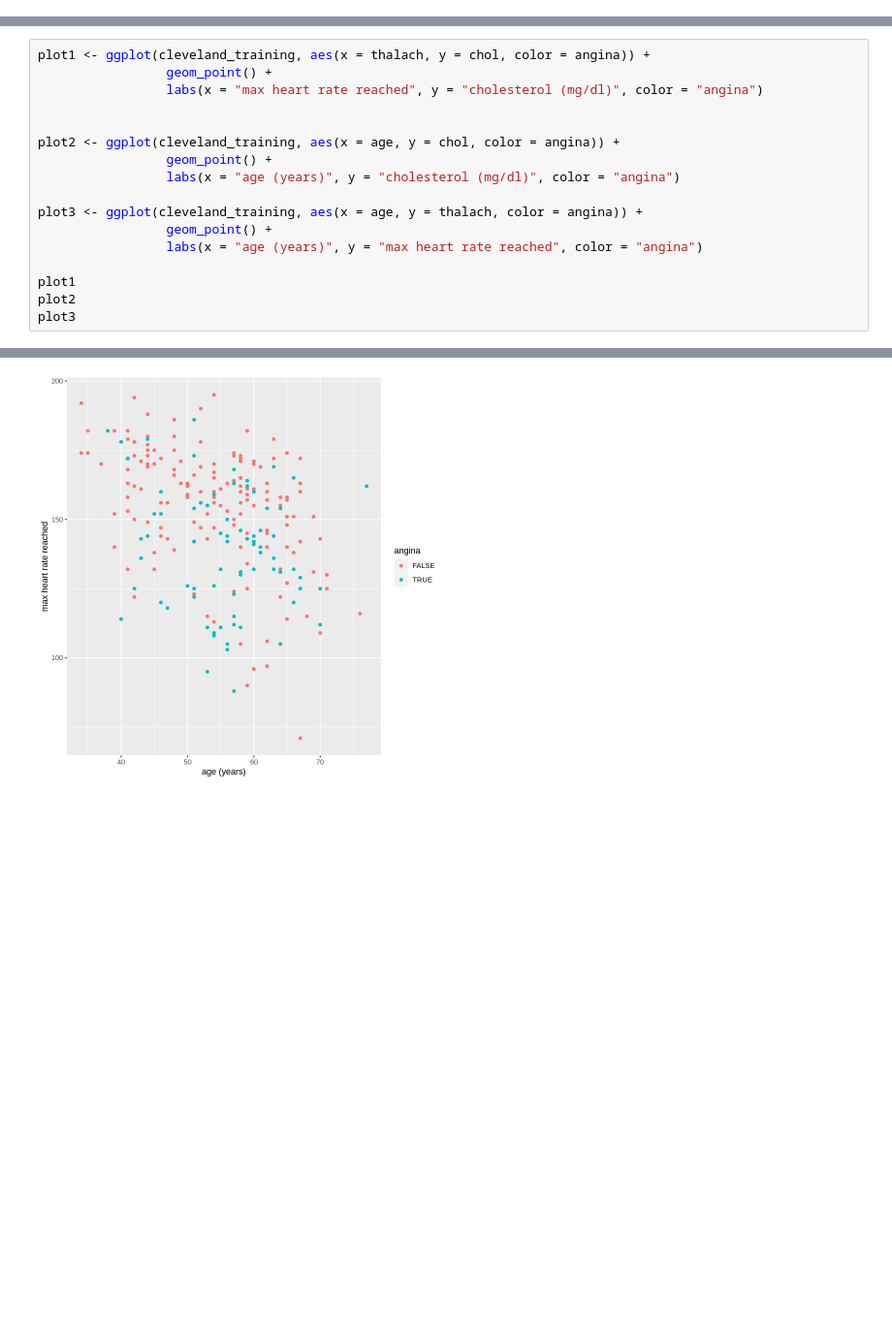
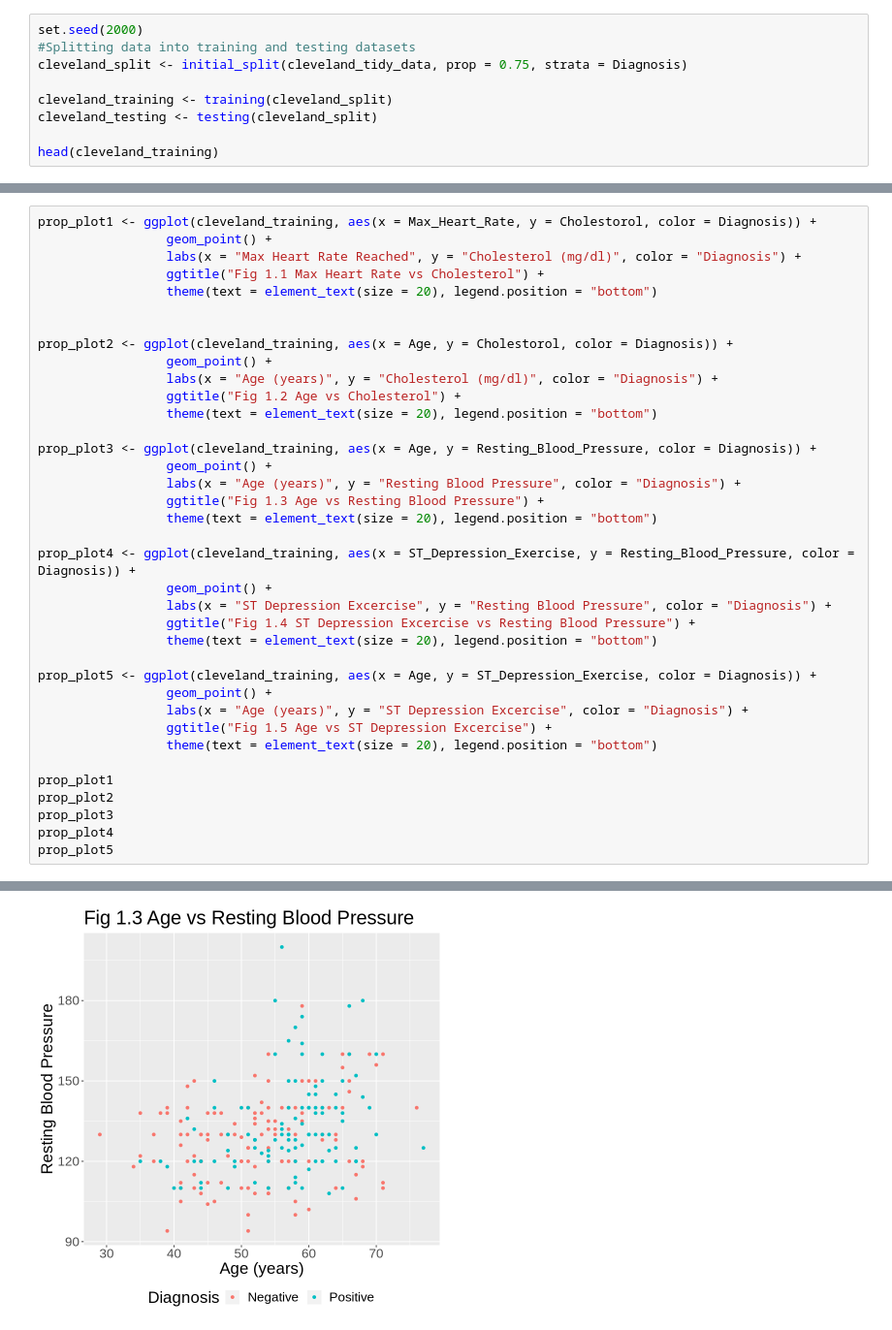
Before and after one commit to Vedkal19/Heart-Disease-Data, a Jupyter notebook: Heart Disease Data Project.ipynb, the cells around one changed output, grey strips where cells are left out. Shown: that part at 97% size. Drawn from its saved outputs; the diff is of its cells as text; blank space fills up the shorter version.

```diff
--- a/Heart Disease Data Project.ipynb
+++ b/Heart Disease Data Project.ipynb
@@ -74,0 +66,9 @@ A tibble: 6 × 15
+# %%
+set.seed(2000)
+#Splitting data into training and testing datasets
+cleveland_split <- initial_split(cleveland_tidy_data, prop = 0.75, strata = Diagnosis)
+
+cleveland_training <- training(cleveland_split)
+cleveland_testing <- testing(cleveland_split)
+
+head(cleveland_training)
@@ -75,18 +101,38 @@ A tibble: 6 × 15
 # %%
-plot1 <- ggplot(cleveland_training, aes(x = thalach, y = chol, color = angina)) +
+prop_plot1 <- ggplot(cleveland_training, aes(x = Max_Heart_Rate, y = Cholestorol, color = Diagnosis)) +
                  geom_point() +
-                 labs(x = "max heart rate reached", y = "cholesterol (mg/dl)", color = "angina")
+                 labs(x = "Max Heart Rate Reached", y = "Cholesterol (mg/dl)", color = "Diagnosis") +
+                 ggtitle("Fig 1.1 Max Heart Rate vs Cholesterol") +
+                 theme(text = element_text(size = 20), legend.position = "bottom")
 
 
-plot2 <- ggplot(cleveland_training, aes(x = age, y = chol, color = angina)) +
+prop_plot2 <- ggplot(cleveland_training, aes(x = Age, y = Cholestorol, color = Diagnosis)) +
                  geom_point() +
-                 labs(x = "age (years)", y = "cholesterol (mg/dl)", color = "angina")
+                 labs(x = "Age (years)", y = "Cholesterol (mg/dl)", color = "Diagnosis") +
+                 ggtitle("Fig 1.2 Age vs Cholesterol") +
+                 theme(text = element_text(size = 20), legend.position = "bottom")
 
-plot3 <- ggplot(cleveland_training, aes(x = age, y = thalach, color = angina)) +
+prop_plot3 <- ggplot(cleveland_training, aes(x = Age, y = Resting_Blood_Pressure, color = Diagnosis)) +
                  geom_point() +
-                 labs(x = "age (years)", y = "max heart rate reached", color = "angina")
+                 labs(x = "Age (years)", y = "Resting Blood Pressure", color = "Diagnosis") +
+                 ggtitle("Fig 1.3 Age vs Resting Blood Pressure") +
+                 theme(text = element_text(size = 20), legend.position = "bottom")
 
-plot1
-plot2
-plot3
+prop_plot4 <- ggplot(cleveland_training, aes(x = ST_Depression_Exercise, y = Resting_Blood_Pressure, color = Diagnosis)) +
+                 geom_point() +
+                 labs(x = "ST Depression Excercise", y = "Resting Blood Pressure", color = "Diagnosis") +
+                 ggtitle("Fig 1.4 ST Depression Excercise vs Resting Blood Pressure") +
+                 theme(text = element_text(size = 20), legend.position = "bottom")
+
+prop_plot5 <- ggplot(cleveland_training, aes(x = Age, y = ST_Depression_Exercise, color = Diagnosis)) +
+                 geom_point() +
+                 labs(x = "Age (years)", y = "ST Depression Excercise", color = "Diagnosis") +
+                 ggtitle("Fig 1.5 Age vs ST Depression Excercise") +
+                 theme(text = element_text(size = 20), legend.position = "bottom")
+
+prop_plot1
+prop_plot2
+prop_plot3
+prop_plot4
+prop_plot5
 # %% [output]
@@ -95 +141 @@ plot3
-[figure, old version]
+[figure, new version]
```
Also changed, not shown: parts of 5 cells of this notebook.
